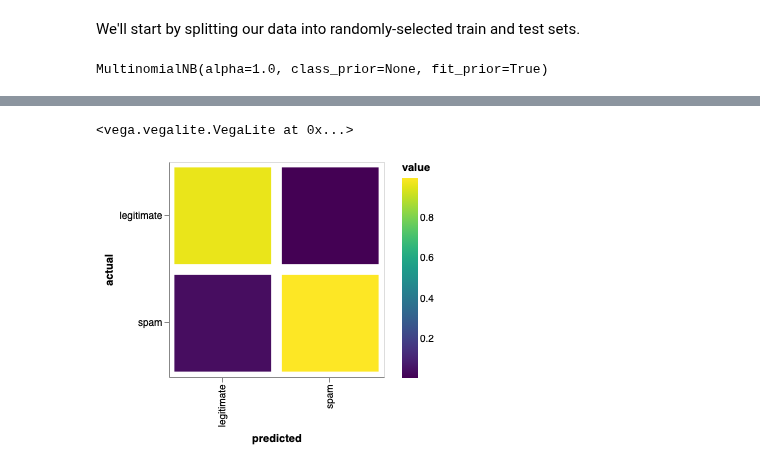
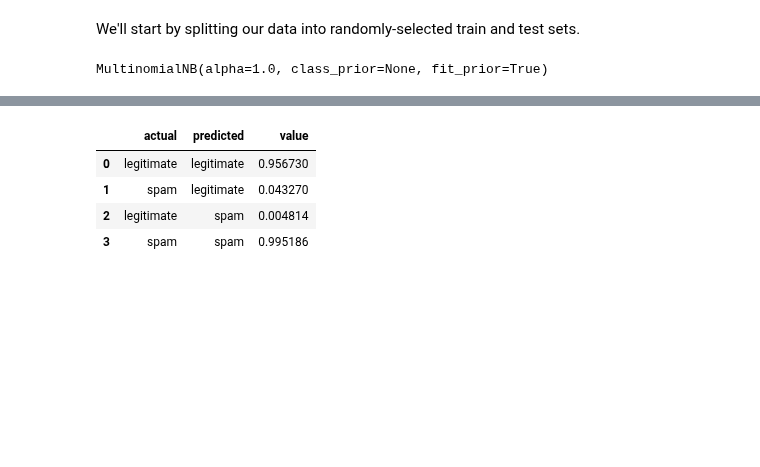
Before and after one commit to willb/openshift-ml-workflows-workshop, a Jupyter notebook: 99-baseline.ipynb, the cells around one changed output, grey strips where cells are left out. Cells and saved outputs as stored; diff of their text form; code cells hidden in the pictures; blank space fills up the shorter version.

```diff
--- a/99-baseline.ipynb
+++ b/99-baseline.ipynb
@@ -49,11 +49,16 @@ cmdf = pd.DataFrame([labelize(t) for t in enumerate(cm.ravel())])
 import altair as alt
 alt.renderers.enable('notebook')
 
-alt.Chart(cmdf).mark_rect().encode(
+c = alt.Chart(cmdf).mark_rect().encode(
     x='predicted:O',
     y='actual:O',
     color='value:Q'
 ).properties(width=215, height=215)
-# %% [output]
-<vega.vegalite.VegaLite at 0x...>
-[figure, removed]
+# %%
+cmdf
+# %% [output]
+|  | actual | predicted | value |
+| 0 | legitimate | legitimate | 0.956730 |
+| 1 | spam | legitimate | 0.043270 |
+| 2 | legitimate | spam | 0.004814 |
+| 3 | spam | spam | 0.995186 |
```
Also changed, not shown: parts of 6 cells of this notebook.
